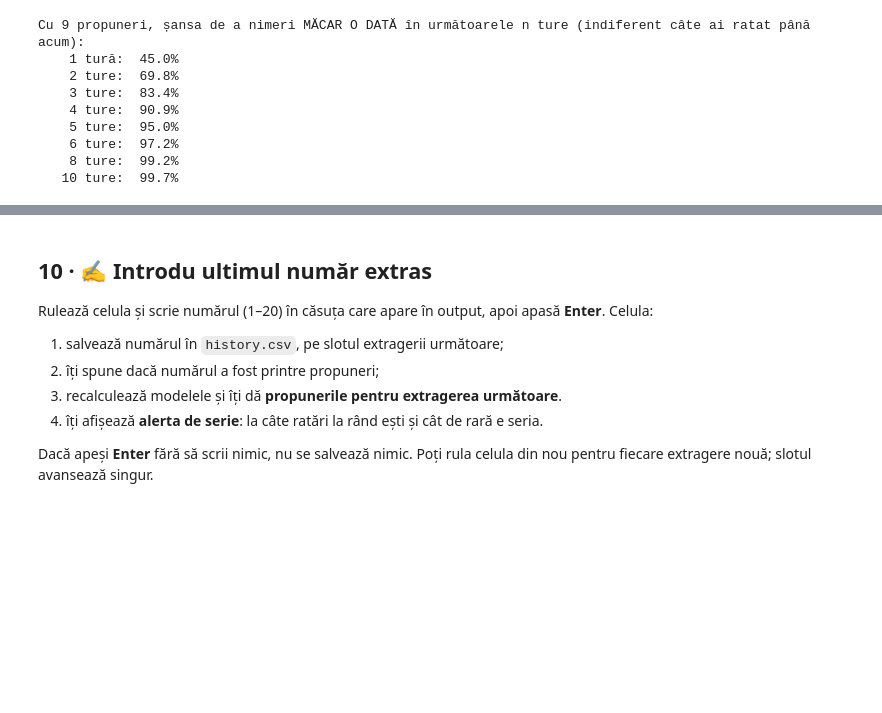
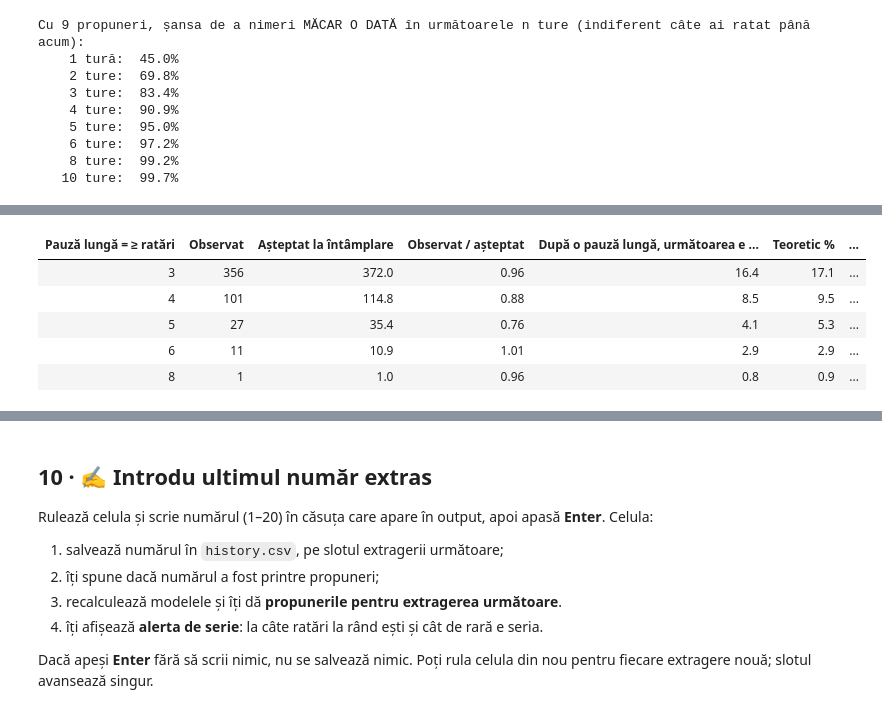
Before and after one commit to sabinski7/Predictor, a Jupyter notebook: Predictor.ipynb, the cells around one changed output, grey strips where cells are left out. Saved outputs shown, nothing was run; the diff lists cells and outputs as text; code cells hidden in the pictures; blank space fills up the shorter version.

```diff
--- a/Predictor.ipynb
+++ b/Predictor.ipynb
@@ -696,0 +708,82 @@ Cu 9 propuneri, șansa de a nimeri MĂCAR O DATĂ în următoarele n ture (indif
+# %%
+from scipy.stats import pearsonr, poisson
+
+PRAG_PAUZA = 4          # de la câte ratări la rând considerăm o pauză „lungă”
+
+def pattern_stats(hits, L, q):
+    """Numără tiparul ≥L ratări → 1 nimerire → ≥L ratări și îl compară cu întâmplarea."""
+    gaps = miss_gaps(hits)
+    if len(gaps) < 2:
+        return None
+    obs = int(((gaps[:-1] >= L) & (gaps[1:] >= L)).sum())
+    exp = (len(gaps) - 1) * q ** (2 * L)
+    first_long = gaps[:-1] >= L
+    after = (gaps[1:][first_long] >= L).mean() if first_long.any() else np.nan
+    # p cu două direcții (tiparul e mai des SAU mai rar decât la întâmplare)
+    p_val = min(1.0, 2 * min(poisson.cdf(obs, exp), poisson.sf(obs - 1, exp))) if exp > 0 else np.nan
+    return obs, exp, after, int(first_long.sum()), p_val
+
+q = 1 - NUM_PROPUNERI / K
+
+# ── Pe tot istoricul (propunerile ansamblului, fără să vadă viitorul) ──
+full_idx = np.arange(2000, N)
+order = np.argsort(-P_ens[full_idx], axis=1, kind="stable")
+rank_pos = np.argmax(order == x[full_idx][:, None], axis=1)
+hist_hits = rank_pos < NUM_PROPUNERI
+q_hist = 1 - hist_hits.mean()
+g_hist = miss_gaps(hist_hits)
+r, p_r = pearsonr(g_hist[:-1], g_hist[1:])
+
+rows = []
+for L in sorted({3, 4, 5, 6, 8, PRAG_PAUZA}):
+    obs, exp, after, n_long, p_val = pattern_stats(hist_hits, L, q_hist)
+    rows.append({"Pauză lungă = ≥ ratări": L, "Observat": obs, "Așteptat la întâmplare": exp,
+                 "Observat / așteptat": obs / exp if exp else np.nan,
+                 "După o pauză lungă, următoarea e tot lungă %": 100 * after,
+                 "Teoretic %": 100 * q_hist ** L, "p": p_val})
+hist_tbl = pd.DataFrame(rows)
+
+print(f"Tot istoricul: {len(hist_hits):,} ture cu top-{NUM_PROPUNERI} (nimerit {100 * hist_hits.mean():.1f}%)\n")
+display(hist_tbl.style.format({"Așteptat la întâmplare": "{:.1f}", "Observat / așteptat": "{:.2f}",
+                               "După o pauză lungă, următoarea e tot lungă %": "{:.1f}",
+                               "Teoretic %": "{:.1f}", "p": "{:.3f}"}).hide(axis="index"))
+print(f"Legătura dintre lungimile a două pauze consecutive: corelație {r:+.3f} (p = {p_r:.3f})")
+min_p = np.nanmin(hist_tbl["p"].to_numpy())
+if min_p * len(hist_tbl) < 0.01:
+    print("⚡ Pe istoric, tiparul apare diferit de întâmplare: urmărește dacă jurnalul tău îl confirmă.")
+else:
+    print("ℹ️  Pe istoric, tiparul apare cât la întâmplare (după corecția pentru mai multe praguri testate).")
+
+# ── În jurnalul tău real ───────────────────────────────────────
+if Path(LOG_PATH).exists():
+    lg = pd.read_csv(LOG_PATH, dtype=str)
+    real = dict(zip(df["dt"].dt.strftime("%Y-%m-%d %H:%M"), df["n"]))
+    lg["rezultat"] = lg["slot"].map(real)
+    lg = lg.dropna(subset=["rezultat"]).sort_values("slot").reset_index(drop=True)
+else:
+    lg = pd.DataFrame()
+
+print(f"\n📒 Jurnalul tău (pauză lungă = ≥{PRAG_PAUZA} ratări la rând):")
+if len(lg) < 2:
+    print("   Încă nu sunt destule rezultate în jurnal.")
+else:
+    live = np.array([int(v) in map(int, s.split()) for v, s in zip(lg["rezultat"], lg["propuneri"])])
+    res = pattern_stats(live, PRAG_PAUZA, q)
+    hit_idx = np.flatnonzero(live)
+    g_live = miss_gaps(live)
+    examples = [(g_live[i], lg["slot"].iloc[hit_idx[i + 1]], g_live[i + 1])
+                for i in range(len(g_live) - 1) if g_live[i] >= PRAG_PAUZA and g_live[i + 1] >= PRAG_PAUZA]
+    if res is None:
+        print(f"   {len(live)} ture, {live.sum()} nimeriri: prea puține nimeriri pentru a vedea pauze consecutive.")
+    else:
+        obs, exp, after, n_long, _ = res
+        print(f"   {len(live)} ture, {live.sum()} nimeriri, {len(g_live)} pauze între nimeriri.")
+        print(f"   Tiparul a apărut de {obs} ori (la întâmplare ~{exp:.1f}).")
+        if n_long:
+            print(f"   După cele {n_long} pauze lungi, următoarea a fost tot lungă în {100 * after:.0f}% din cazuri "
+                  f"(la întâmplare {100 * q ** PRAG_PAUZA:.0f}%).")
+        for a, slot, b in examples[-5:]:
+            print(f"   • {a} ratări → nimerit la {slot} → {b} ratări")
+        if len(g_live) < 50:
+            print(f"   ⏳ Doar {len(g_live)} pauze: ai nevoie de câteva sute ca să tragi o concluzie.")
+# %% [output]
@@ -696,0 +791,6 @@ Cu 9 propuneri, șansa de a nimeri MĂCAR O DATĂ în următoarele n ture (indif
+| Pauză lungă = ≥ ratări | Observat | Așteptat la întâmplare | Observat / așteptat | După o pauză lungă, următoarea e ... | Teoretic % | ... |
+| 3 | 356 | 372.0 | 0.96 | 16.4 | 17.1 | ... |
+| 4 | 101 | 114.8 | 0.88 | 8.5 | 9.5 | ... |
+| 5 | 27 | 35.4 | 0.76 | 4.1 | 5.3 | ... |
+| 6 | 11 | 10.9 | 1.01 | 2.9 | 2.9 | ... |
+| 8 | 1 | 1.0 | 0.96 | 0.8 | 0.9 | ... |
```
Also changed, not shown: parts of 2 cells of this notebook, 2 other files.
